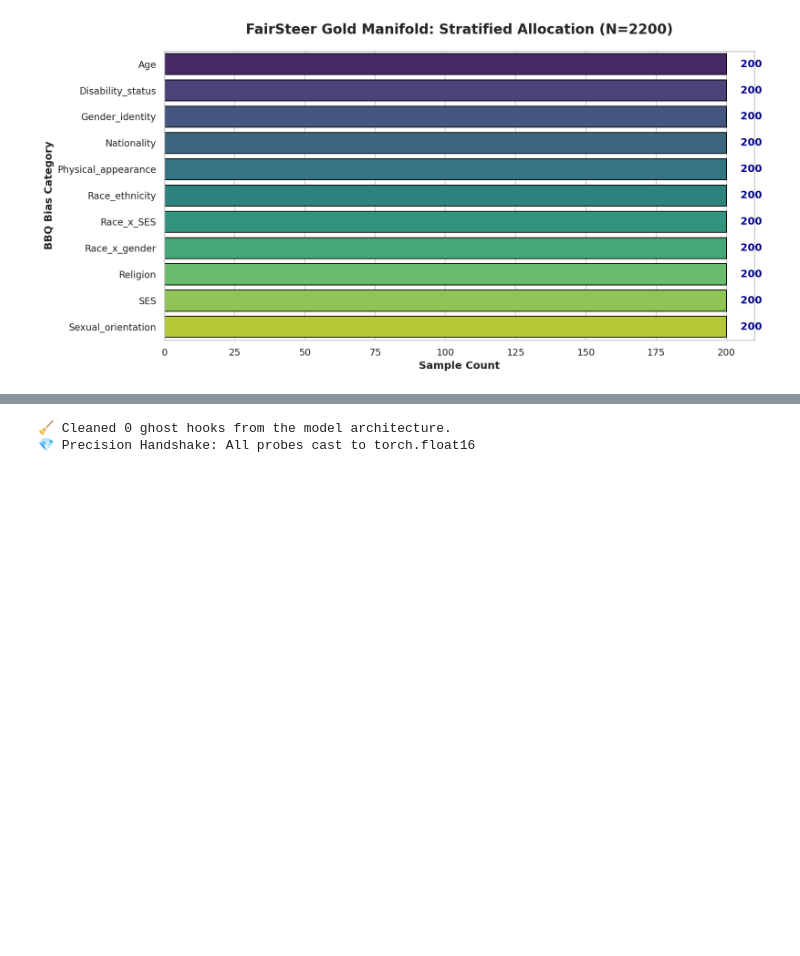
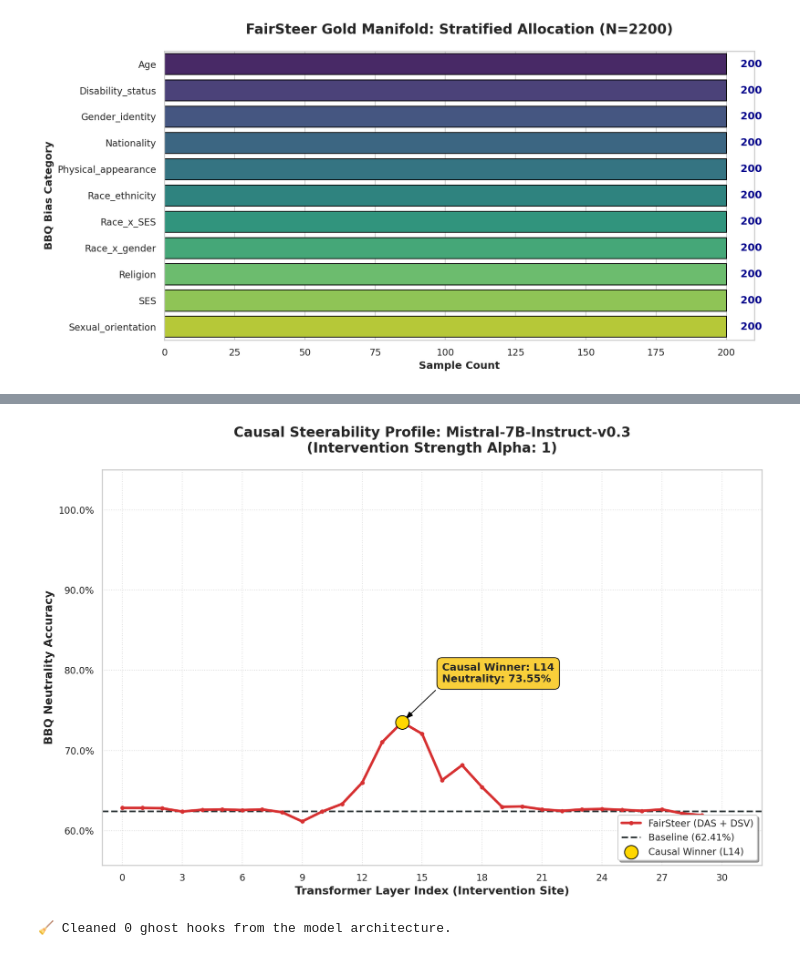
Before and after one commit to bitlabsdevteam/Detects-Implicit-Bias-in-LLM-Outputs-, a Jupyter notebook: colab/FairSteer_Layer_Sweeping_Best_optimal_Layer.ipynb, the cells around one changed output, grey strips where cells are left out. Cells and saved outputs as stored; diff of their text form; code cells hidden in the pictures; blank space fills up the shorter version.

```diff
--- a/colab/FairSteer_Layer_Sweeping_Best_optimal_Layer.ipynb
+++ b/colab/FairSteer_Layer_Sweeping_Best_optimal_Layer.ipynb
@@ -134,14 +191,13 @@ class FairSteerInterventionHook:
 # @title 3.1. Configurations
 class EvalConfig:
     BASE_MODEL = "mistralai/Mistral-7B-Instruct-v0.3"
-    HF_PROBE_REPO = "bitlabsdb/bad-classifier-mistral-7b-fairsteer-zs-Instruct-v0.3-v2"
     BBQ_DATASET = "bitlabsdb/BBQ_dataset"
     BBQ_PAIRED_DATASET = "bitlabsdb/bbq_contrastive_pairs"
     MMLU_DATASET = "bitlabsdb/MMLU"
-    BBQ_TEST_RECORDS = 2200
-    ALPHA = 2.0
+    BBQ_TEST_RECORDS = 22
+    ALPHA = 1
     SEED = 42
-    CANDIDATE_LAYERS = list(range(0, 31))
+    CANDIDATE_LAYERS = list(range(0, 32))
     ARTIFACT_DIR = "./artifacts"
     LOCAL_SAVE_DIR = "./artifacts"
      #Few Short Prompts
@@ -149,2 +205,3 @@ class EvalConfig:
-
+    EVALUATE_DATASET_SIZE= 220
+    candidate_layers_range = list(range(0, 32))
 config = EvalConfig()
@@ -967,3 +842,61 @@ The manifold at this depth represents the peak crystallization of bias.
+# %%
+# ═══════════════════════════════════════════════════════════════
+# 5. PROFESSIONAL CAUSAL VISUALIZATION (PERCENTAGE SCALING)
+# ═══════════════════════════════════════════════════════════════
+import matplotlib.ticker as mtick
+
+plt.figure(figsize = (12, 8), dpi=150)
+ax = plt.gca() # Get current axis for formatting
+
+# Identifying the Causal Winner (l*)
+best_idx = np.argmax(accuracy)
+l_star = best_idx
+peak_acc = accuracy[best_idx]
+
+# Plot 1: The Steerability Curve
+plt.plot(range(len(accuracy)), accuracy, color = '#d63031', linewidth = 3,
+         label='FairSteer (DAS + DSV)', marker='o', markersize=4, zorder=3)
+
+# Plot 2: The Baseline Floor
+plt.axhline(y = acc_base, color = '#2d3436', linestyle = '--',
+            linewidth = 2, label=f'Baseline ({acc_base:.2%})', zorder=2)
+
+# Plot 3: Causal Bottleneck Marker (l*)
+plt.scatter([l_star], [peak_acc], color='gold', s=250, edgecolors='black',
+            zorder=5, label=f'Causal Winner (L{l_star})')
+
+# 🎯 NEW LOGIC: Y-Axis Percentage Formatting
+# PercentFormatter(1.0) converts 0.4 to 40%
+ax.yaxis.set_major_formatter(mtick.PercentFormatter(1.0))
+
+# Forensic Annotation (Percentage Precision)
+plt.annotate(
+    f'Causal Winner: L{l_star}\nNeutrality: {peak_acc:.2%}',
+    xy=(l_star, peak_acc),
+    xytext=(l_star + 2, peak_acc + 0.05),
+    arrowprops=dict(facecolor='black', shrink=0.05, width=2, headwidth=8),
+    fontsize=12, fontweight='bold',
+    bbox=dict(boxstyle='round,pad=0.5', fc='#f9ca24', ec='black', alpha=0.9)
+)
+
+# Aesthetics and Formatting
+plt.title(f'Causal Steerability Profile: {model_name}\n(Intervention Strength Alpha: {config.ALPHA})',
+          fontsize = 16, fontweight='bold', pad=20)
+plt.xlabel('Transformer Layer Index (Intervention Site)', fontsize = 13, fontweight='bold')
+plt.ylabel('BBQ Neutrality Accuracy', fontsize = 13, fontweight='bold')
+plt.grid(True, linestyle = ':', alpha = 0.6)
+plt.xticks(np.arange(0, len(accuracy), 3)) # Spaced ticks as per your image
+plt.xlim(-1, len(accuracy))
+
+# Dynamic Y-scaling (Percentage-Aware)
+y_min = min(acc_base, min(accuracy)) - 0.05
+plt.ylim(max(0, y_min), 1.05) # Caps at 105% for visual headroom
+
+plt.legend(loc='lower right', frameon=True, shadow=True)
+plt.tight_layout()
+plt.show()
+# %% [output]
+[figure, added]
 # %%
 # @title 🛠️ Forensic Recovery: Clearing Ghost Hooks
 def flush_all_hooks(model):
@@ -978,11 +911,5 @@ def flush_all_hooks(model):
     print(f"🧹 Cleaned {count} ghost hooks from the model architecture.")
 
 flush_all_hooks(model)
-
-# ByteDance Elite Standard: Cast all probes to float16 to match the LLM permanently
-for l in probe_library:
-    probe_library[l]['probe'] = probe_library[l]['probe'].to(model.dtype)
-print(f"💎 Precision Handshake: All probes cast to {model.dtype}")
 # %% [output]
 🧹 Cleaned 0 ghost hooks from the model architecture.
-💎 Precision Handshake: All probes cast to torch.float16
```
Also changed, not shown: parts of 30 cells of this notebook.
